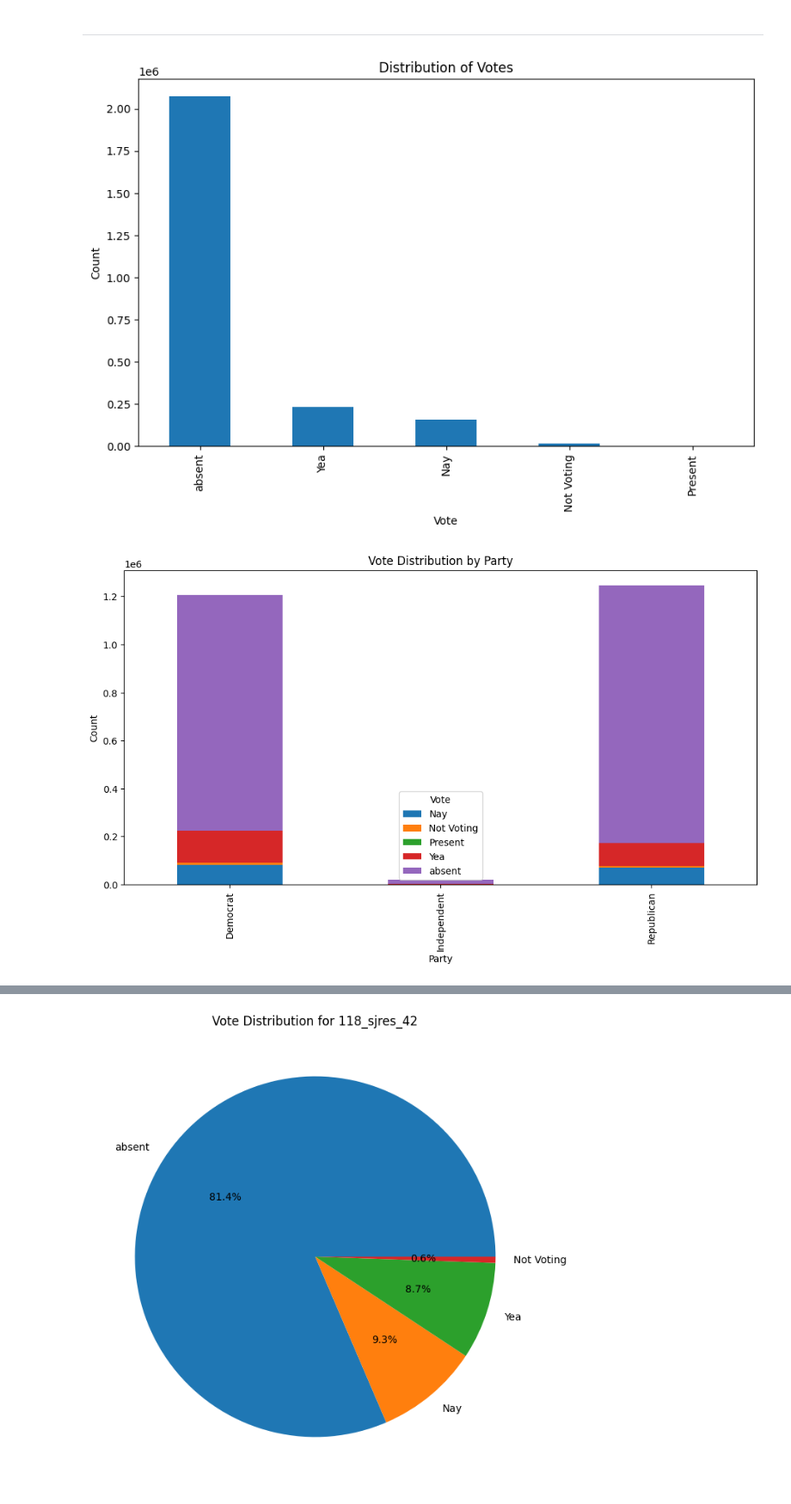
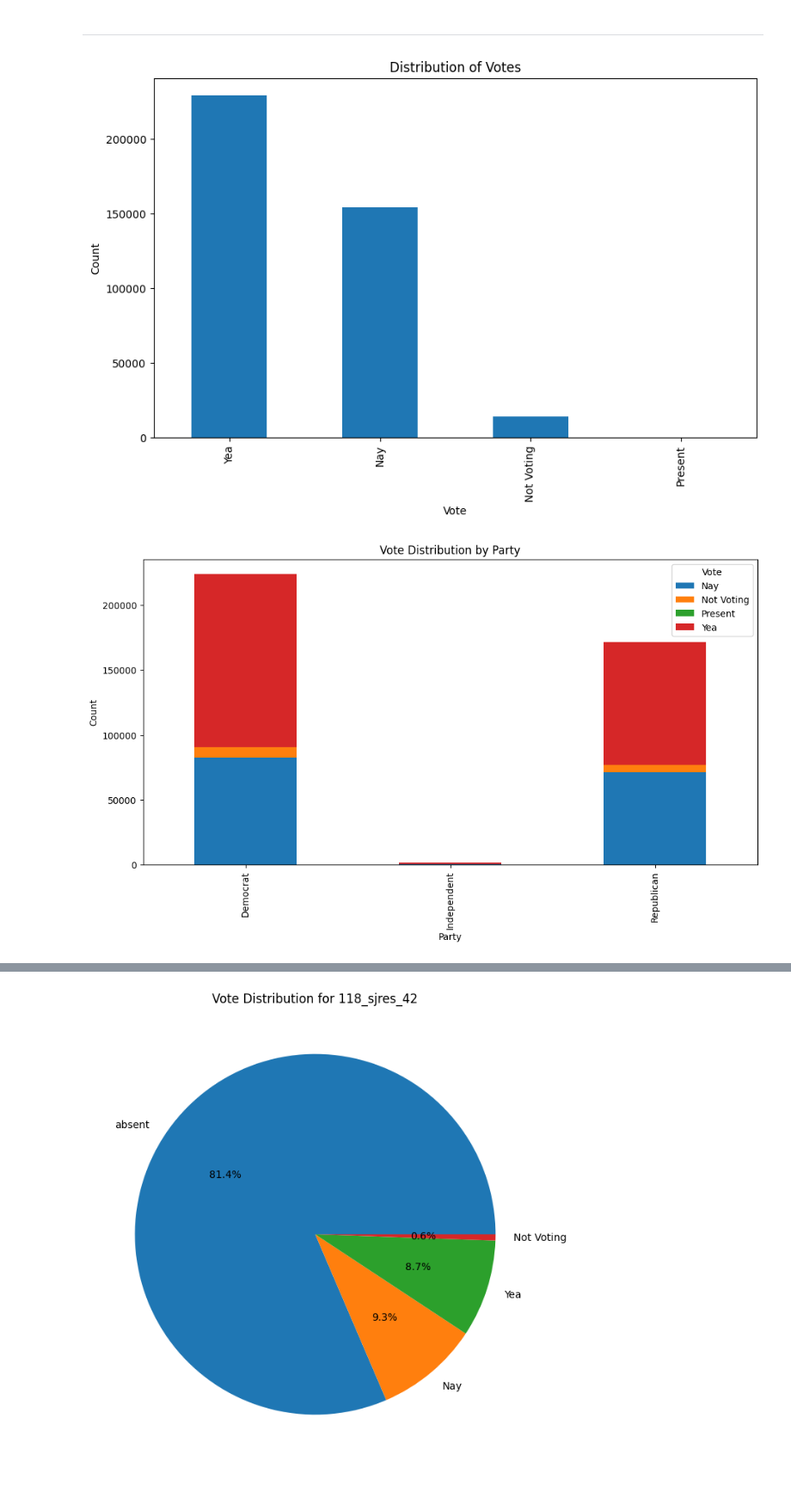
Before and after one commit to therab6it/UCSD_CSE151A-SS1, a Jupyter notebook: Data_Processing.ipynb, the cells around one changed output, grey strips where cells are left out. Shown at 86% size. Cells and saved outputs as stored; diff of their text form; code cells hidden in the pictures.

```diff
--- a/Data_Processing.ipynb
+++ b/Data_Processing.ipynb
@@ -17,4 +20,0 @@ import os
-# %%
-votes_df = pd.read_csv('compiled.csv')
-bills_df = pd.read_csv('billinforound2.csv')
-members_df = pd.read_csv('congress_members.csv')
@@ -85,6 +104,8 @@ votes_long_df = merged_df.melt(id_vars=['bioguide_id', 'full_name', 'state', 'ge
                                var_name='Resolution',
                                value_name='Vote')
 
+votes_long_df = votes_long_df[votes_long_df['Vote'] != 'absent']
+
 vote_counts = votes_long_df['Vote'].value_counts()
 
 vote_counts.plot(kind='bar', figsize=(10, 6))
@@ -93,23 +114,25 @@ plt.ylabel('Count')
 plt.title('Distribution of Votes')
 plt.show()
 # %% [output]
-[figure, old version]
+[figure, new version]
 # %%
 # Voting tendencies of different political parties
 votes_long_df = merged_df.melt(id_vars=['bioguide_id', 'full_name', 'state', 'gender', 'party'],
                                var_name='Resolution',
                                value_name='Vote')
+
+votes_long_df = votes_long_df[votes_long_df['Vote'] != 'absent']
 
 party_vote_counts = votes_long_df.groupby(['party', 'Vote']).size().unstack()
 
 party_vote_counts.plot(kind='bar', stacked=True, figsize=(12, 6))
 plt.xlabel('Party')
 plt.ylabel('Count')
 plt.title('Vote Distribution by Party')
 plt.legend(title='Vote')
 plt.show()
 # %% [output]
-[figure, old version]
+[figure, new version]
 # %%
 # Gender Performance in Voting
 
```
Also changed, not shown: parts of 14 cells of this notebook.
